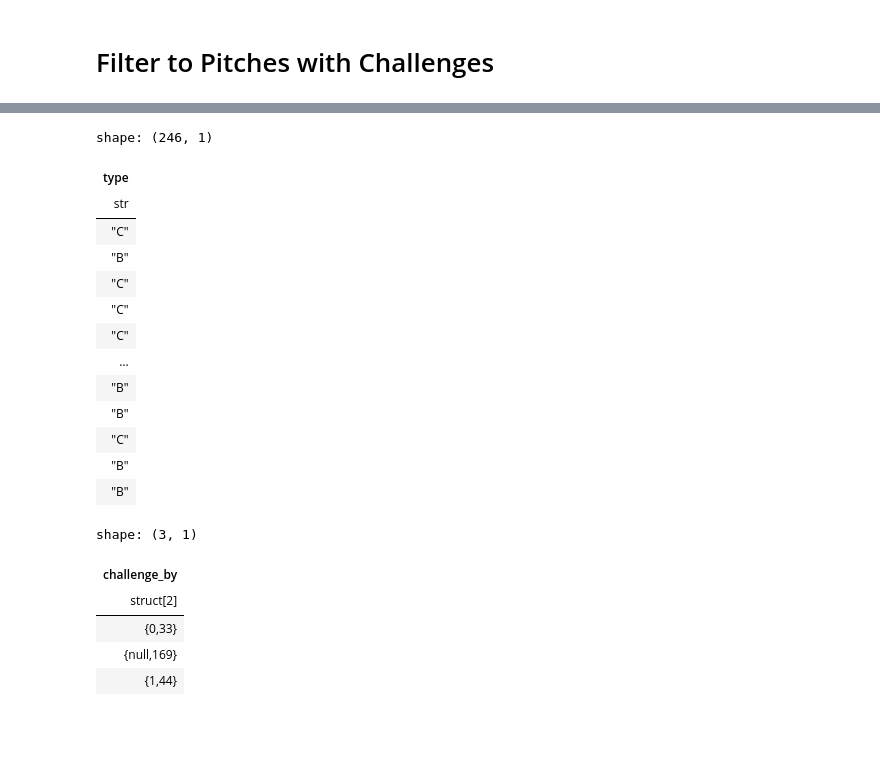
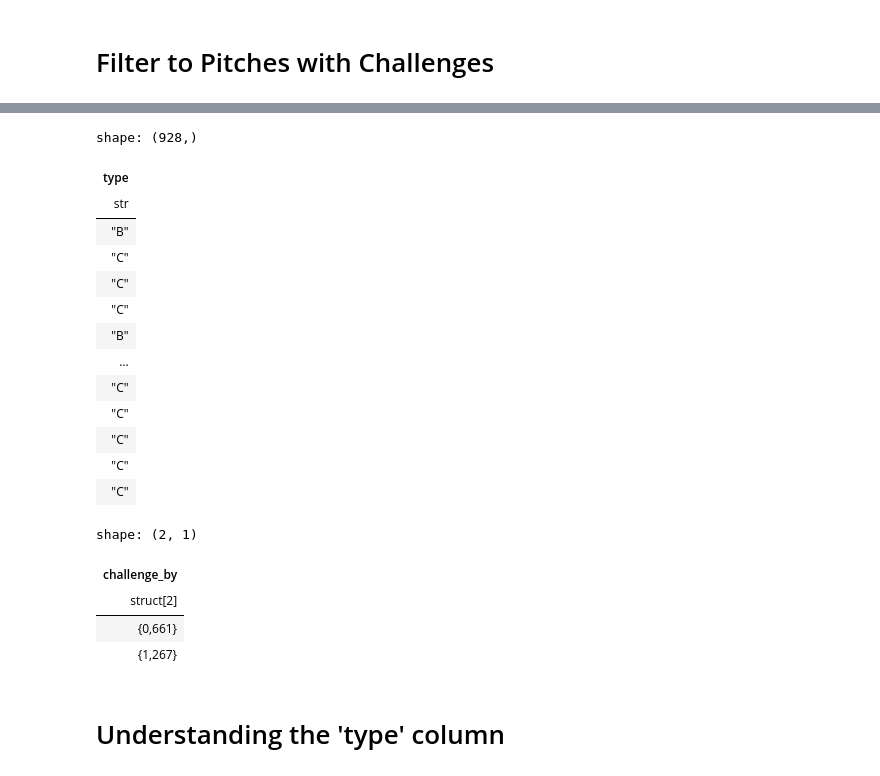
Before and after one commit to sethbilliau/mlb-spring-training, a Jupyter notebook: minor-league-analysis.ipynb, the cells around one changed output, grey strips where cells are left out. Saved outputs shown, nothing was run; the diff lists cells and outputs as text; code cells hidden in the pictures; blank space fills up the shorter version.

Commit message:
Added data prep and analysis files

```diff
--- a/minor-league-analysis.ipynb
+++ b/minor-league-analysis.ipynb
@@ -9,3 +11,20 @@ pbp = pl.read_csv('data/2024_9_aaa_pbp.csv')
+# %%
+jun = pl.read_csv('data/2024_6_aaa_pbp.csv')
+jul = pl.read_csv('data/2024_7_aaa_pbp.csv').with_columns(pl.col('zone').cast(pl.Int64))
+aug = pl.read_csv('data/2024_8_aaa_pbp.csv', ignore_errors = True)
+# data types are messed up here for some reason
+columns_to_cast = ['spin_dir', 'release_spin_rate', 'spin_axis']
+aug = aug.with_columns([
+    pl.col(col).cast(pl.Float64) for col in columns_to_cast
+])
+sep = pl.read_csv('data/2024_9_aaa_pbp.csv').with_columns(pl.col('zone').cast(pl.Int64))
+pbp = pl.concat([jun, jul, aug, sep]).unique()
+pbp = pbp.with_columns(
+    pl.col("play_start_datetime").str.to_datetime('%Y-%m-%d %H:%M:%S%.3f')
+)
+pbp = pbp.filter(pl.col('play_start_datetime') >= pl.datetime(2024, 6, 25))
+pbp = pbp.with_columns(pl.arange(1, pbp.height + 1).alias('id')).with_row_index()
+# filter to games with challenge system
 # %%
 pbp.head()
 # %% [output]
@@ -58,42 +88,45 @@ shape: (2, 1)
 # %%
-pitch_with_challenge.select(pl.col('type'))
+pitch_with_challenge['type']
 # %% [output]
-shape: (246, 1)
+shape: (928,)
 | type |
 | str |
-| "C" |
 | "B" |
 | "C" |
 | "C" |
 | "C" |
+| "B" |
 | … |
-| "B" |
-| "B" |
 | "C" |
-| "B" |
-| "B" |
+| "C" |
+| "C" |
+| "C" |
+| "C" |
 # %%
-# offensive vs. defensive challenge
-# if type = S and challenge successful = 1, defense (1)
-# if type = S and challenge successful = 0, offense (0)
-# if type = B and challenge successful = 1, offense
-# if type = B and challenge successful = 0, defense
+# Challenge by offense vs pitching
+# 1 = challenge by pitching team, 0 = challenge by batter
+# the pitching team should challenge more!
 pitch_with_challenge = pitch_with_challenge.with_columns(
-    pl.when((pl.col("type") == "S") & (pl.col("challenge_successful") == 1))
+    # called ball, overturned to strike
+    pl.when((pl.col("type").is_in(['S', 'C'])) & (pl.col("challenge_successful") == 1))
     .then(1)
-    .when((pl.col("type") == "S") & (pl.col("challenge_successful") == 0))
+    # called strike, upheld
+    .when((pl.col("type").is_in(['S', 'C'])) & (pl.col("challenge_successful") == 0))
     .then(0)
+    # called strike, overturned to ball
     .when((pl.col("type") == "B") & (pl.col("challenge_successful") == 1))
     .then(0)
+    # called ball, upheld
     .when((pl.col("type") == "B") & (pl.col("challenge_successful") == 0))
     .then(1)
     .alias("challenge_by")
 )
 pitch_with_challenge.select(pl.col('challenge_by').value_counts())
 # %% [output]
-shape: (3, 1)
+shape: (2, 1)
 | challenge_by |
 | struct[2] |
-| {0,33} |
-| {null,169} |
-| {1,44} |
+| {0,661} |
+| {1,267} |
+# %% [markdown]
+# Understanding the 'type' column
```
Also changed, not shown: parts of 59 cells of this notebook, 4 other files.
